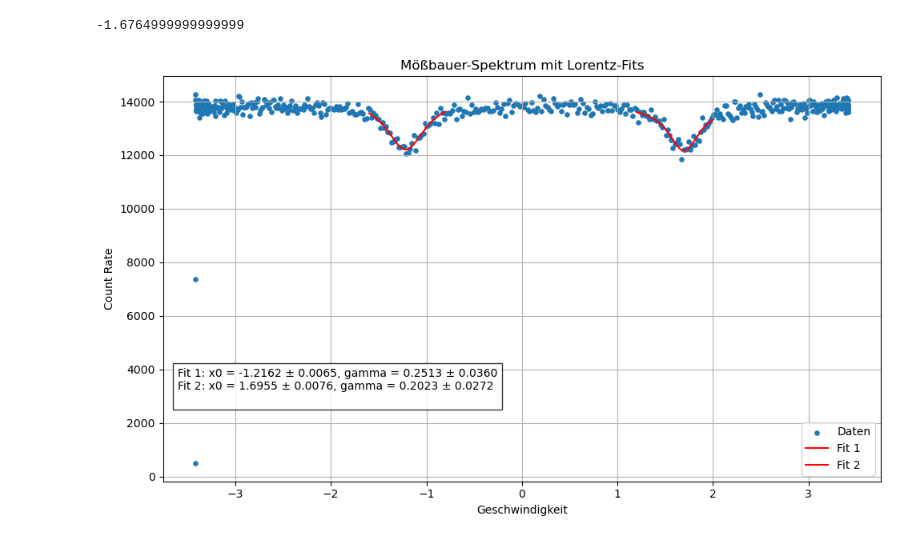
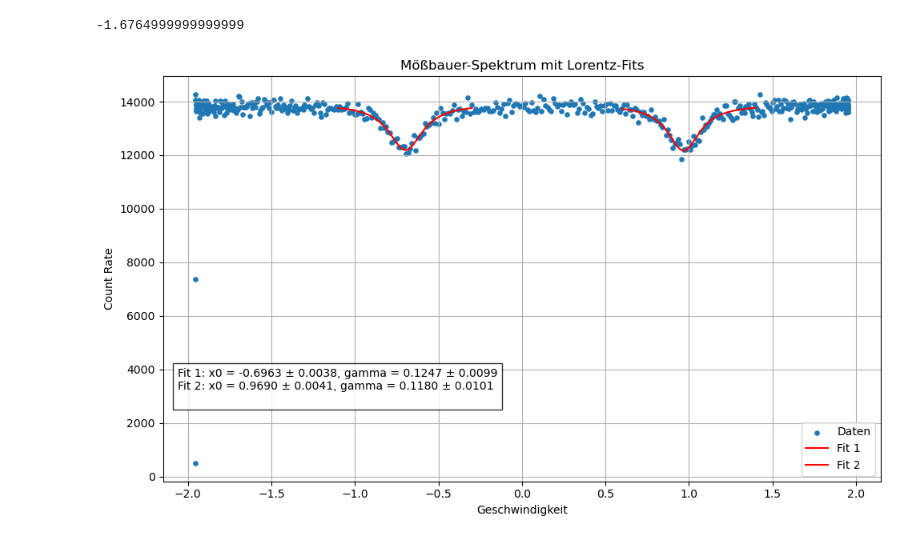
Before and after one commit to Darrenshan27/mossbauer, a Jupyter notebook: auswertung.ipynb, the cells around one changed output. Cells and saved outputs as stored; diff of their text form; code cells hidden in the pictures.

Commit message:
alpha korrigiert

```diff
--- a/auswertung.ipynb
+++ b/auswertung.ipynb
@@ -530,7 +530,7 @@ def remove_outliers_percent(counts, threshold=0.05):
 # ----------------------------------
 # Datei einlesen und Geschwindigkeiten berechnen
 # ----------------------------------
-def load_moessbauer_data(datei, velocity_max, alpha=5.5722, remove_outliers=True, threshold=0.05):
+def load_moessbauer_data(datei, velocity_max, alpha=1, remove_outliers=True, threshold=0.05):
     data = pd.read_csv(datei, sep=r"\s+|,|;", header=None, engine="python")
     counts = data.to_numpy().flatten()[::-1].astype(float)
 
@@ -540,7 +540,7 @@ def load_moessbauer_data(datei, velocity_max, alpha=5.5722, remove_outliers=True
     n_max = len(counts)
     n = np.arange(n_max)
 
-    alpha = 1 / 0.5722
+    #alpha = 1 / 0.5722
     velocities = alpha * velocity_max * (
         np.cos(np.pi * (n / (n_max - 1)))
         + (m_error / m_velo) * np.sin(np.pi * (n / (n_max - 1)))
@@ -675,10 +675,10 @@ def fit_lorentz_peaks(datei, velocity_max, n_fits, centers, windows, alpha=1, pl
 # %%
 velocities, counts, results = fit_lorentz_peaks(
     datei="Daten/AlphaIron_AbsorptionSpectrum_Folded_511.txt",
     velocity_max=1.954,
     n_fits=2,
-    centers=[-1.2, 1.6],
+    centers=[-0.7, 1],
     windows=[0.4, 0.4]
 )
 # %% [output]
-[figure, old version]
+[figure, new version]
```
